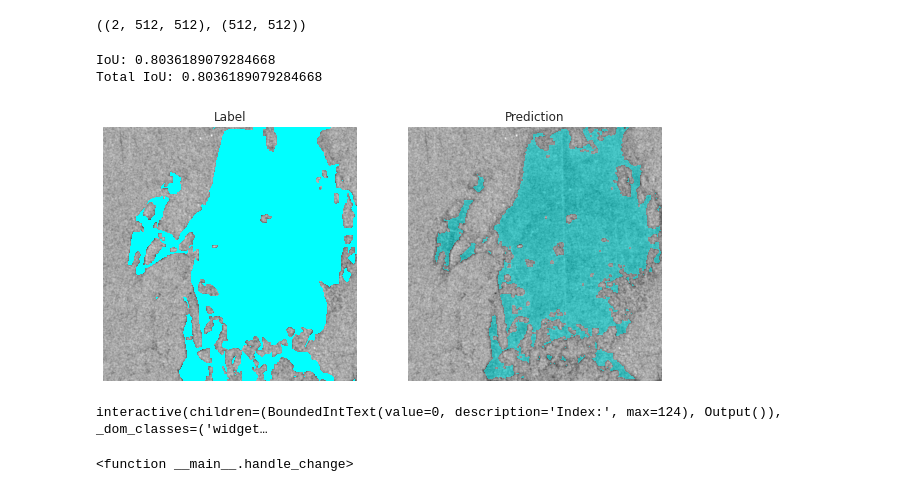
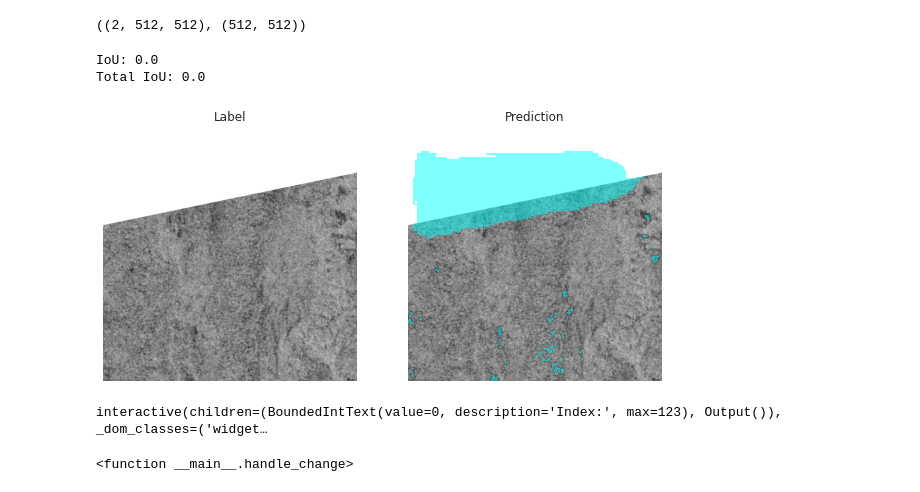
Before and after one commit to MIchaelKa/detect-flood-water, a Jupyter notebook: detect-flood-water-train.ipynb, the cells around one changed output. Drawn from its saved outputs; the diff is of its cells as text; code cells hidden in the pictures.

```diff
--- a/detect-flood-water-train.ipynb
+++ b/detect-flood-water-train.ipynb
@@ -358,14 +376,10 @@ reduce_train = False
 train_number = 32
 valid_number = 32
 
+# seed = 2022
 seed_everything(seed)
 
-train_dataset, valid_dataset = get_dataset(
-    PATH_TO_DATA,
-    reduce_train,
-    train_number,
-    valid_number
-)
 
-# train_x, train_y, val_x, val_y = prepare_data(PATH_TO_DATA, reduce_train, train_number, valid_number)
+
+train_x, train_y, val_x, val_y = prepare_data(PATH_TO_DATA, reduce_train, train_number, valid_number)
 # %% [output]
@@ -408,7 +432,7 @@ from transform import get_train_transform
 # %%
 def get_train_transform(crop_size):
     transform = A.Compose([
-#         A.RandomCrop(crop_size, crop_size),
+        A.RandomCrop(crop_size, crop_size),
 #         A.RandomRotate90(),
 #         A.HorizontalFlip(),
 #         A.VerticalFlip(),
@@ -692,7 +724,7 @@ max_iter, num_train_samples
 
 max_iter=500
 valid_step=30
-unfreeze_iter=90 # 90
+unfreeze_iter=0 # 90
 
 valid_iters = list(np.arange(valid_step-1, max_iter, valid_step))
 valid_iters
@@ -890,13 +922,13 @@ def get_and_show_predictions(index, model, valid_dataset):
 # %%
 # np.array(meter.history).mean()
 # %%
-index = 79
+index = 19
 meter.reset()
 get_and_show_predictions(index, model, valid_dataset)
 # %% [output]
-IoU: 0.8036189079284668
-Total IoU: 0.8036189079284668
+IoU: 0.0
+Total IoU: 0.0
-[figure, old version]
+[figure, new version]
 # %%
 import ipywidgets as widgets
 from ipywidgets import interact
@@ -917,5 +949,5 @@ def handle_change(x):
 meter.reset()
 interact(handle_change, x=w)
 # %% [output]
-interactive(children=(BoundedIntText(value=0, description='Index:', max=124), Output()), _dom_classes=('widget…
+interactive(children=(BoundedIntText(value=0, description='Index:', max=123), Output()), _dom_classes=('widget…
 <function __main__.handle_change>
```
Also changed, not shown: parts of 23 cells of this notebook, 3 other files.
